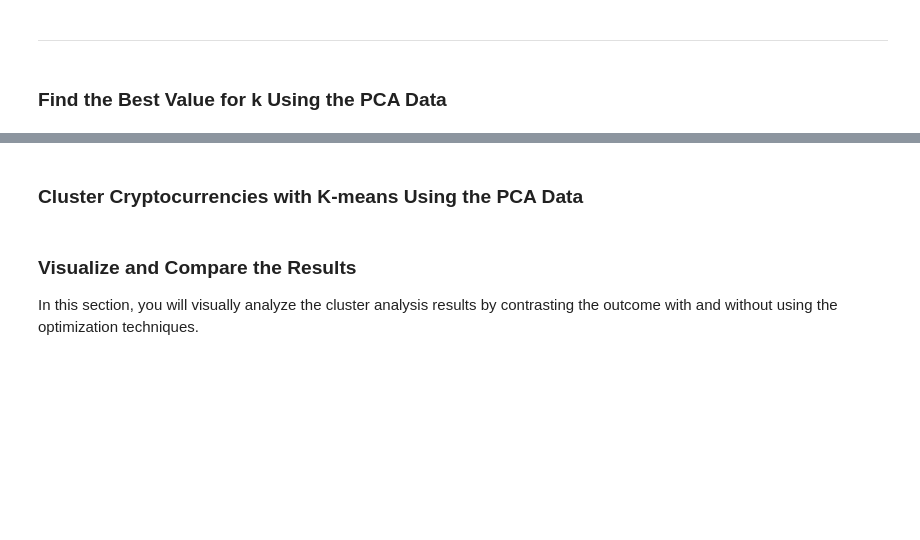
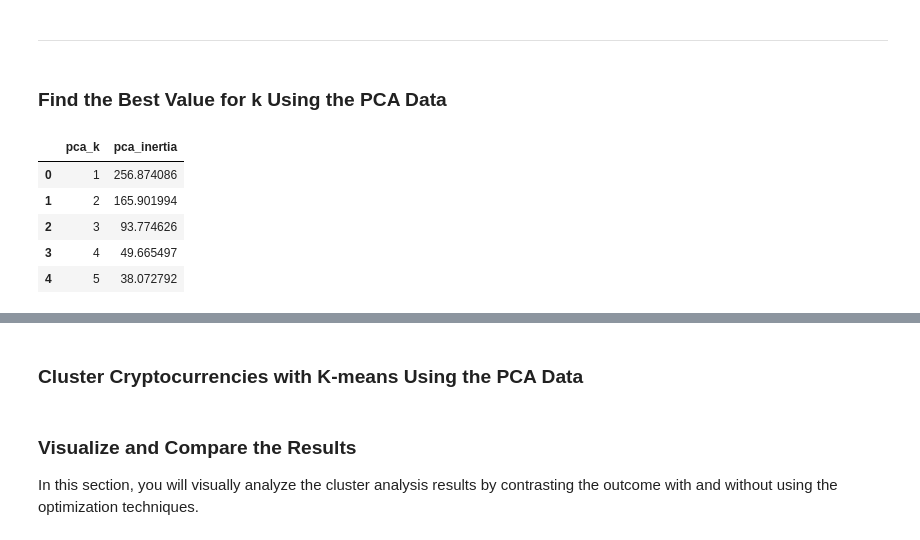
Before and after one commit to SavPepper22/CryptoClustering, a Jupyter notebook: Starter_Code/Crypto_Clustering.ipynb, the cells around one changed output, grey strips where cells are left out. Saved outputs shown, nothing was run; the diff lists cells and outputs as text; code cells hidden in the pictures; blank space fills up the shorter version.

Commit message:
Finished PCA Elbow Curve

```diff
--- a/Starter_Code/Crypto_Clustering.ipynb
+++ b/Starter_Code/Crypto_Clustering.ipynb
@@ -299,19 +299,37 @@ pca_market_df.head()
 ### Find the Best Value for k Using the PCA Data
 # %%
 # Create a list with the number of k-values from 1 to 11
+# we did this earlier but just gonna mention it but make an empty list for pca inertia
+pca_inertia = []
+pca_k = list(range(1, 11))
 # %%
 # Create an empty list to store the inertia values
-
+# lol i did it up above... again
 
 # Create a for loop to compute the inertia with each possible value of k
 # Inside the loop:
 # 1. Create a KMeans model using the loop counter for the n_clusters
-# 2. Fit the model to the data using `df_market_data_pca`
+# 2. Fit the model to the data using `df_market_data_pca` but mine is pca_market_df
 # 3. Append the model.inertia_ to the inertia list
+
+for i in pca_k:
+    k_model_pca = KMeans(n_clusters=i, random_state=1)
+    k_model_pca.fit(pca_market_df)
+    pca_inertia.append(k_model_pca.inertia_)
 # %%
 # Create a dictionary with the data to plot the Elbow curve
+pca_elbow_data = {"pca_k": pca_k, "pca_inertia": pca_inertia}
+# Create a DataFrame with the data to plot the Elbow curve
+pca_elbow_df = pd.DataFrame(pca_elbow_data)
 
-# Create a DataFrame with the data to plot the Elbow curve
+pca_elbow_df.head()
+# %% [output]
+|  | pca_k | pca_inertia |
+| 0 | 1 | 256.874086 |
+| 1 | 2 | 165.901994 |
+| 2 | 3 | 93.774626 |
+| 3 | 4 | 49.665497 |
+| 4 | 5 | 38.072792 |
 # %%
 # Plot a line chart with all the inertia values computed with
 # the different values of k to visually identify the optimal value for k.
```
Also changed, not shown: parts of 2 cells of this notebook.
